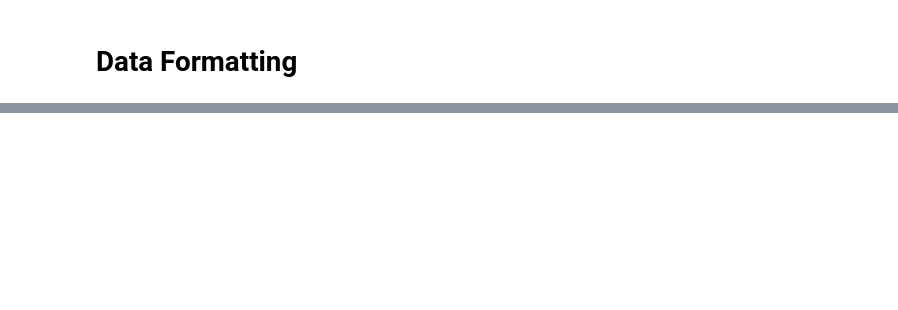
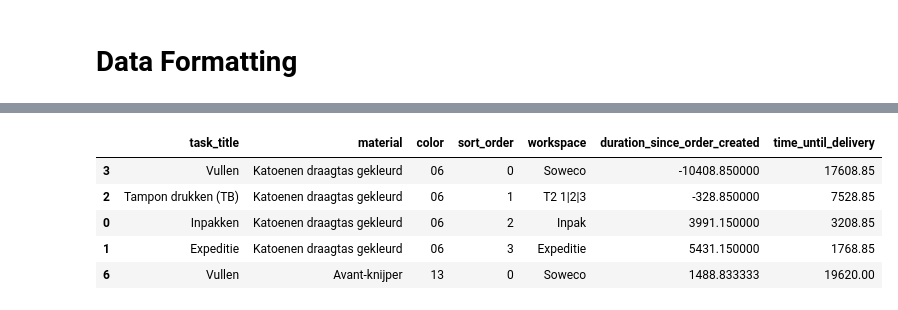
Before and after one commit to distervplays/GrafiStoreMLAPI, a Jupyter notebook: model_notebook.ipynb, the cells around one changed output, grey strips where cells are left out. Drawn from its saved outputs; the diff is of its cells as text; code cells hidden in the pictures; blank space fills up the shorter version.

```diff
--- a/model_notebook.ipynb
+++ b/model_notebook.ipynb
@@ -77,0 +90,11 @@ df.head()
+# %%
+df = out_df.copy()[['task_title', 'material', 'color', 'sort_order', 'workspace', 'duration_since_order_created', 'time_until_delivery']]
+df = df.dropna()
+df.head()
+# %% [output]
+|  | task_title | material | color | sort_order | workspace | duration_since_order_created | time_until_delivery |
+| 3 | Vullen | Katoenen draagtas gekleurd | 06 | 0 | Soweco | -10408.850000 | 17608.85 |
+| 2 | Tampon drukken (TB) | Katoenen draagtas gekleurd | 06 | 1 | T2 1|2|3 | -328.850000 | 7528.85 |
+| 0 | Inpakken | Katoenen draagtas gekleurd | 06 | 2 | Inpak | 3991.150000 | 3208.85 |
+| 1 | Expeditie | Katoenen draagtas gekleurd | 06 | 3 | Expeditie | 5431.150000 | 1768.85 |
+| 6 | Vullen | Avant-knijper | 13 | 0 | Soweco | 1488.833333 | 19620.00 |
```
Also changed, not shown: parts of 53 cells of this notebook, 32 other files.
